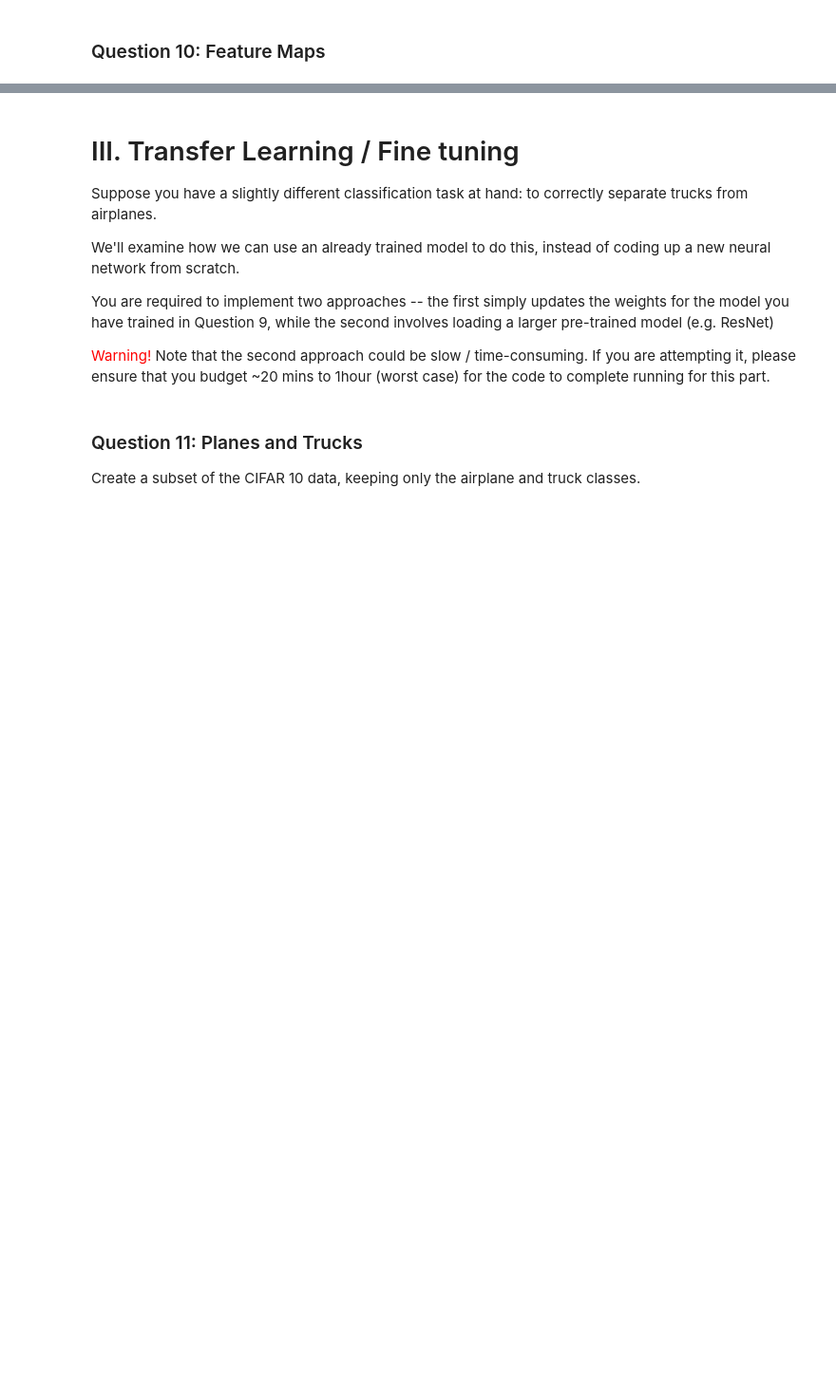
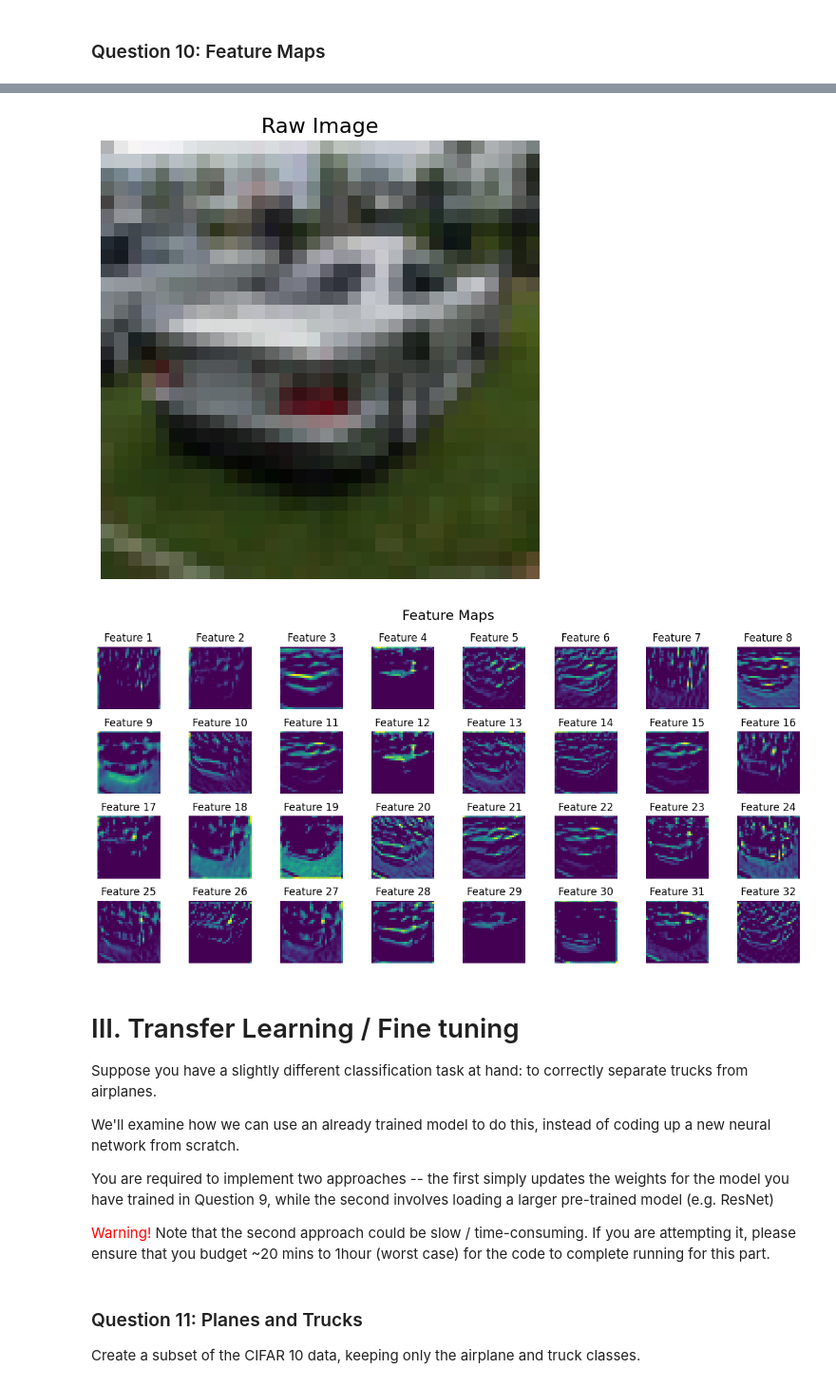
Before and after one commit to XiaomaiHu/INFO-251-Applied-Machine-Learning, a Jupyter notebook: psets/PS6/INFO251-PS6-S25.ipynb, the cells around one changed output, grey strips where cells are left out. Shown at 95% size. Drawn from its saved outputs; the diff is of its cells as text; code cells hidden in the pictures; blank space fills up the shorter version.

```diff
--- a/psets/PS6/INFO251-PS6-S25.ipynb
+++ b/psets/PS6/INFO251-PS6-S25.ipynb
@@ -584,7 +604,42 @@ Outputs:
 **Feature Map**
 ![Plane-features](https://github.com/XiaomaiHu/INFO-251-Applied-Machine-Learning/blob/main/psets/PS6/images/plane_feature_map.png?raw=1)
 # %%
-### YOUR CODE HERE
+# Pick a image
+image, label = train_dataset[66]
+
+# Set model to eval mode and desable gradient tracking
+my_model.eval()
+with torch.no_grad():
+    image_batch = image.unsqueeze(0)
+    x = my_model.conv1(image_batch)
+    x = my_model.bn1(x)
+    x = torch.relu(x)
+    feature_maps = x.squeeze(0)
+
+# Plot the image
+plt.figure(figsize=(6, 6))
+plt.imshow(image.permute(1, 2, 0))
+plt.title("Raw Image", fontsize=16)
+plt.axis("off")
+plt.show()
+
+# Plot feature map from conv1
+num_features = feature_maps.shape[0]
+cols = 8
+rows = int((num_features + cols - 1) /cols)
+
+plt.figure(figsize=(12, 6))
+for i in range(num_features):
+    plt.subplot(rows, cols, i + 1)
+    plt.imshow(feature_maps[i].numpy(), cmap="viridis")
+    plt.title(f"Feature {i+1}")
+    plt.axis("off")
+plt.suptitle("Feature Maps", fontsize=16)
+plt.tight_layout()
+plt.show()
+# %% [output]
+[figure, added]
+[figure, added]
 # %% [markdown]
 # III. Transfer Learning / Fine tuning
 
```
Also changed, not shown: parts of 3 cells of this notebook.
